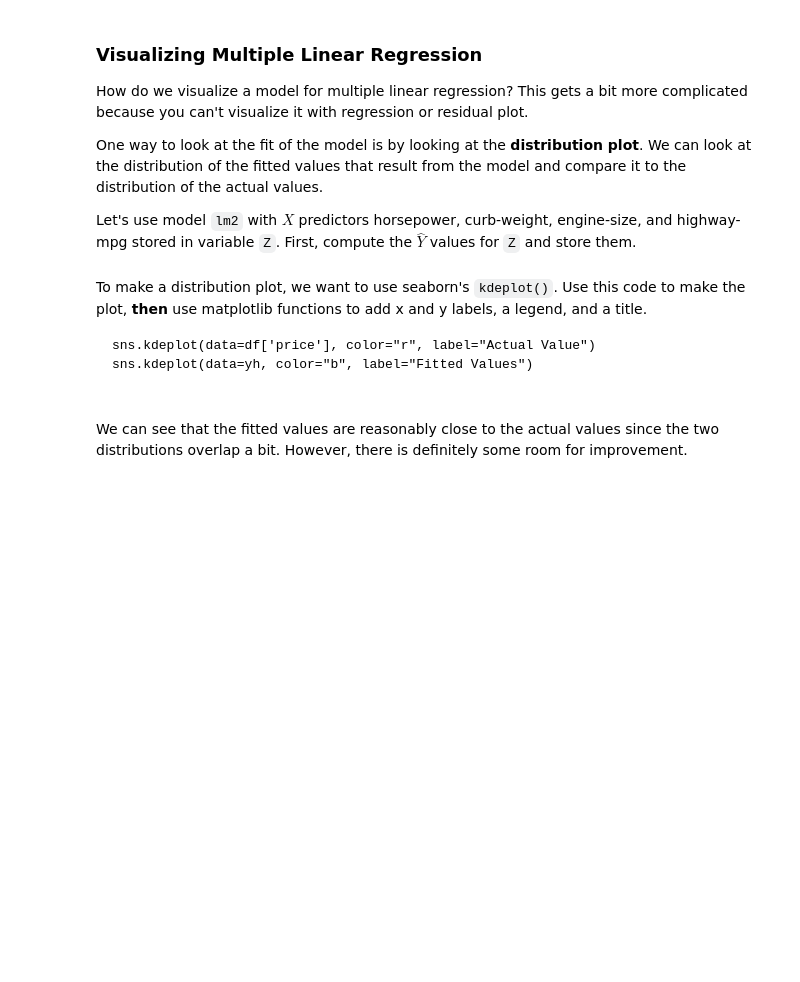
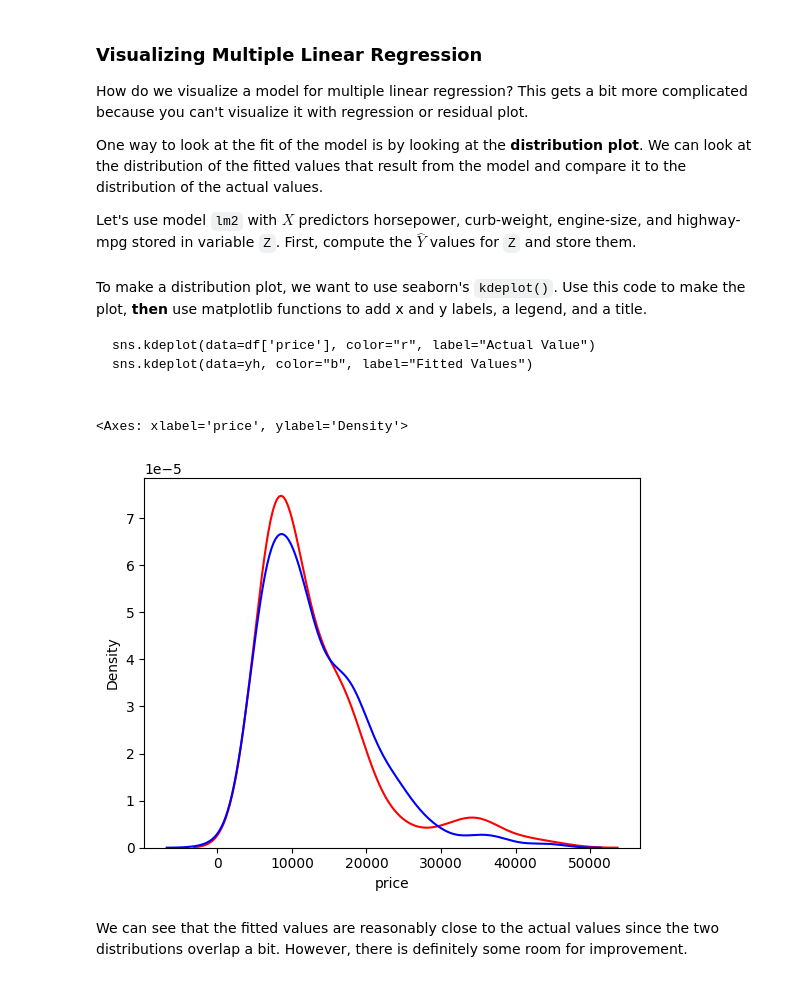
Before and after one commit to kobynwinn/codespace, a Jupyter notebook: notebooks/DSF_Automobile_Model.ipynb, the cells around one changed output. Cells and saved outputs as stored; diff of their text form; code cells hidden in the pictures; blank space fills up the shorter version.

````diff
--- a/notebooks/DSF_Automobile_Model.ipynb
+++ b/notebooks/DSF_Automobile_Model.ipynb
@@ -172,3 +202,6 @@ From the previous lab we know that other good predictors of price could be:
 - Highway-mpg
 
 Let's develop a model using these variables as the predictor variables. Start by creating a 2D array `Z` with the columns `horsepower`, `curb-weight`, `engine-size`, and `highway-mpg`. *Hint: remember your double brackets*
+# %%
+z = df[['horsepower', 'curb-weight', 'engine-size', 'highway-mpg']]
+print(z)
@@ -175,2 +223,5 @@ Let's develop a model using these variables as the predictor variables. Start by
 # %% [markdown]
 Create a linear regression model `lm2`. Fit the linear model using `Z` and the `price` of the vehicle as `Y`.
+# %%
+lm2 = LinearRegression()
+lm2.fit(z, df['price'])
@@ -245,6 +334,8 @@ How do we visualize a model for multiple linear regression? This gets a bit more
 One way to look at the fit of the model is by looking at the **distribution plot**. We can look at the distribution of the fitted values that result from the model and compare it to the distribution of the actual values.
 
 Let's use model `lm2` with $X$ predictors horsepower, curb-weight, engine-size, and highway-mpg stored in variable `Z`. First, compute the $\hat{Y}$ values for `Z` and store them.
+# %%
+yh = lm2.predict(z)
 # %% [markdown]
 To make a distribution plot, we want to use seaborn's `kdeplot()`. Use this code to make the plot, **then** use matplotlib functions to add x and y labels, a legend, and a title.
 
@@ -253,6 +344,12 @@ sns.kdeplot(data=df['price'], color="r", label="Actual Value")
 sns.kdeplot(data=yh, color="b", label="Fitted Values")
 
 ```
+# %%
+sns.kdeplot(data=df['price'], color = 'r', label='Actual Value')
+sns.kdeplot(data=yh, color='b', label='Fitted Values')
+# %% [output]
+<Axes: xlabel='price', ylabel='Density'>
+[figure, added]
 # %% [markdown]
 We can see that the fitted values are reasonably close to the actual values since the two distributions overlap a bit. However, there is definitely some room for improvement.
 # %% [markdown]
````
Also changed, not shown: parts of 21 cells of this notebook.
